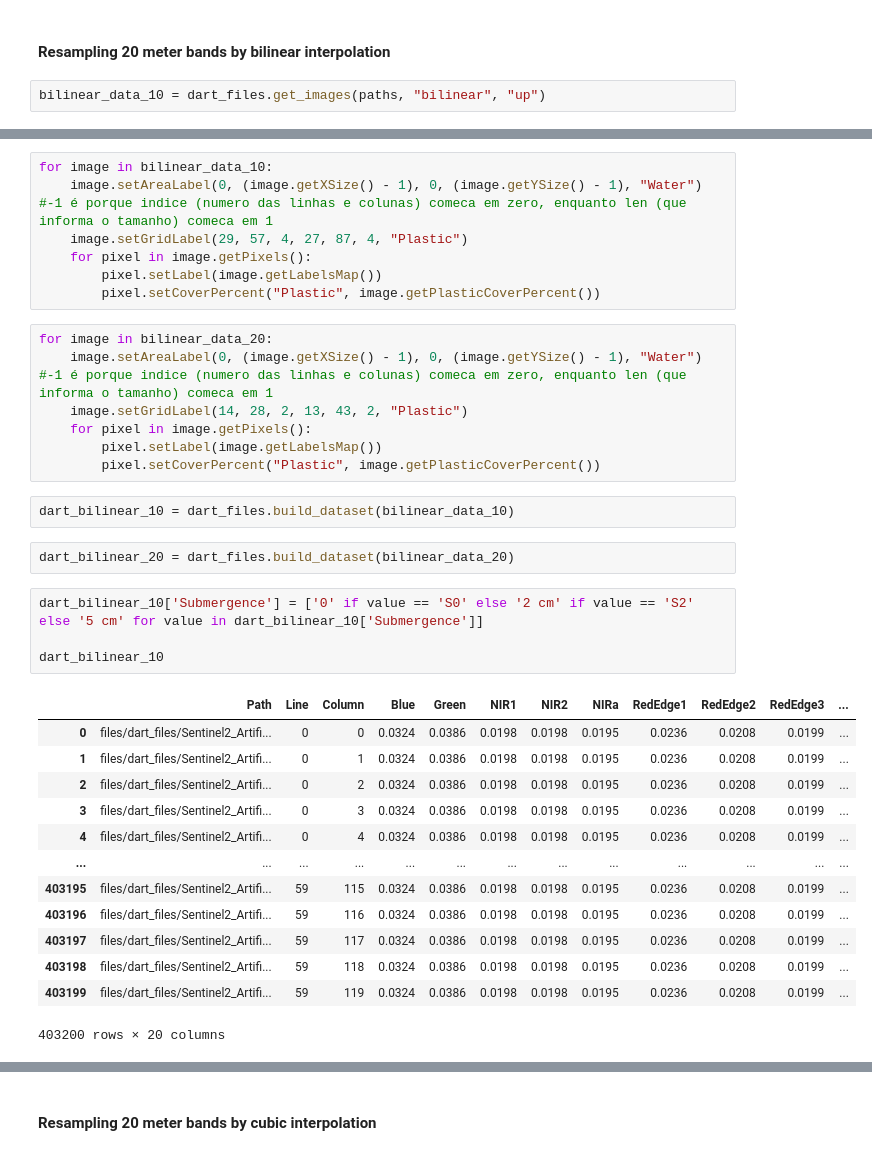
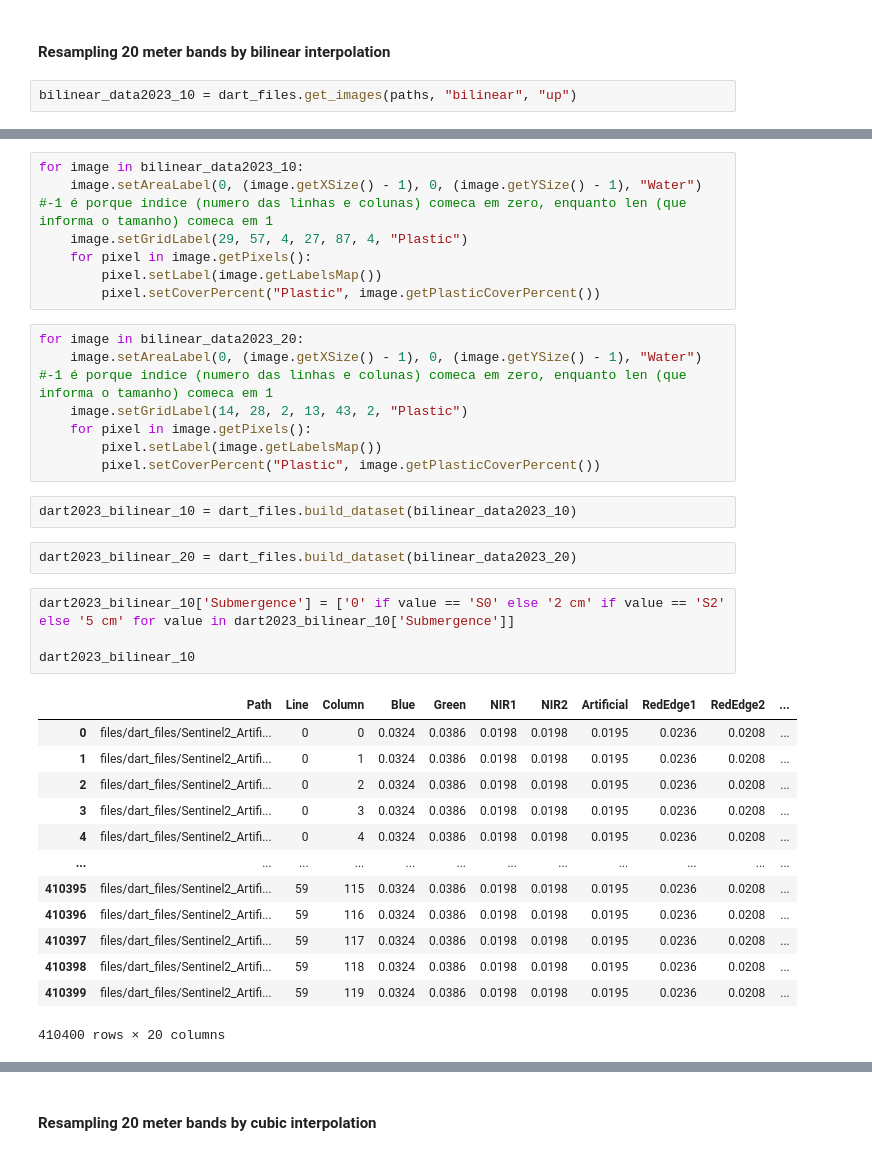
Before and after one commit to ufrgs-rescue/plastic_map, a Jupyter notebook: main.ipynb, the cells around one changed output, grey strips where cells are left out. Saved outputs shown, nothing was run; the diff lists cells and outputs as text.

```diff
--- a/main.ipynb
+++ b/main.ipynb
@@ -341,5 +329,5 @@ dart_nn_20.to_csv(str(input("Path/filename for dart_nn_20 dataset: ")))
 # %% [markdown]
 #### Resampling 20 meter bands by bilinear interpolation
 # %%
-bilinear_data_10 = dart_files.get_images(paths, "bilinear", "up")
+bilinear_data2023_10 = dart_files.get_images(paths, "bilinear", "up")
 # %% [output]
@@ -383,37 +371,37 @@ The  files/dart_files/Sentinel2_Artificial/LimpaEspuma/PP/S5/White/Submerged/80/
 # %%
-for image in bilinear_data_10:
+for image in bilinear_data2023_10:
     image.setAreaLabel(0, (image.getXSize() - 1), 0, (image.getYSize() - 1), "Water") #-1 é porque indice (numero das linhas e colunas) comeca em zero, enquanto len (que informa o tamanho) comeca em 1
     image.setGridLabel(29, 57, 4, 27, 87, 4, "Plastic")
     for pixel in image.getPixels():
         pixel.setLabel(image.getLabelsMap())
         pixel.setCoverPercent("Plastic", image.getPlasticCoverPercent())
 # %%
-for image in bilinear_data_20:
+for image in bilinear_data2023_20:
     image.setAreaLabel(0, (image.getXSize() - 1), 0, (image.getYSize() - 1), "Water") #-1 é porque indice (numero das linhas e colunas) comeca em zero, enquanto len (que informa o tamanho) comeca em 1
     image.setGridLabel(14, 28, 2, 13, 43, 2, "Plastic")
     for pixel in image.getPixels():
         pixel.setLabel(image.getLabelsMap())
         pixel.setCoverPercent("Plastic", image.getPlasticCoverPercent())
 # %%
-dart_bilinear_10 = dart_files.build_dataset(bilinear_data_10)
+dart2023_bilinear_10 = dart_files.build_dataset(bilinear_data2023_10)
 # %%
-dart_bilinear_20 = dart_files.build_dataset(bilinear_data_20)
+dart2023_bilinear_20 = dart_files.build_dataset(bilinear_data2023_20)
 # %%
-dart_bilinear_10['Submergence'] = ['0' if value == 'S0' else '2 cm' if value == 'S2' else '5 cm' for value in dart_bilinear_10['Submergence']]
+dart2023_bilinear_10['Submergence'] = ['0' if value == 'S0' else '2 cm' if value == 'S2' else '5 cm' for value in dart2023_bilinear_10['Submergence']]
 
-dart_bilinear_10
+dart2023_bilinear_10
 # %% [output]
-|  | Path | Line | Column | Blue | Green | NIR1 | NIR2 | NIRa | RedEdge1 | RedEdge2 | RedEdge3 | ... |
-| 0 | files/dart_files/Sentinel2_Artifi... | 0 | 0 | 0.0324 | 0.0386 | 0.0198 | 0.0198 | 0.0195 | 0.0236 | 0.0208 | 0.0199 | ... |
-| 1 | files/dart_files/Sentinel2_Artifi... | 0 | 1 | 0.0324 | 0.0386 | 0.0198 | 0.0198 | 0.0195 | 0.0236 | 0.0208 | 0.0199 | ... |
-| 2 | files/dart_files/Sentinel2_Artifi... | 0 | 2 | 0.0324 | 0.0386 | 0.0198 | 0.0198 | 0.0195 | 0.0236 | 0.0208 | 0.0199 | ... |
-| 3 | files/dart_files/Sentinel2_Artifi... | 0 | 3 | 0.0324 | 0.0386 | 0.0198 | 0.0198 | 0.0195 | 0.0236 | 0.0208 | 0.0199 | ... |
-| 4 | files/dart_files/Sentinel2_Artifi... | 0 | 4 | 0.0324 | 0.0386 | 0.0198 | 0.0198 | 0.0195 | 0.0236 | 0.0208 | 0.0199 | ... |
-| ... | ... | ... | ... | ... | ... | ... | ... | ... | ... | ... | ... | ... |
-| 403195 | files/dart_files/Sentinel2_Artifi... | 59 | 115 | 0.0324 | 0.0386 | 0.0198 | 0.0198 | 0.0195 | 0.0236 | 0.0208 | 0.0199 | ... |
-| 403196 | files/dart_files/Sentinel2_Artifi... | 59 | 116 | 0.0324 | 0.0386 | 0.0198 | 0.0198 | 0.0195 | 0.0236 | 0.0208 | 0.0199 | ... |
-| 403197 | files/dart_files/Sentinel2_Artifi... | 59 | 117 | 0.0324 | 0.0386 | 0.0198 | 0.0198 | 0.0195 | 0.0236 | 0.0208 | 0.0199 | ... |
-| 403198 | files/dart_files/Sentinel2_Artifi... | 59 | 118 | 0.0324 | 0.0386 | 0.0198 | 0.0198 | 0.0195 | 0.0236 | 0.0208 | 0.0199 | ... |
-| 403199 | files/dart_files/Sentinel2_Artifi... | 59 | 119 | 0.0324 | 0.0386 | 0.0198 | 0.0198 | 0.0195 | 0.0236 | 0.0208 | 0.0199 | ... |
+|  | Path | Line | Column | Blue | Green | NIR1 | NIR2 | Artificial | RedEdge1 | RedEdge2 | ... |
+| 0 | files/dart_files/Sentinel2_Artifi... | 0 | 0 | 0.0324 | 0.0386 | 0.0198 | 0.0198 | 0.0195 | 0.0236 | 0.0208 | ... |
+| 1 | files/dart_files/Sentinel2_Artifi... | 0 | 1 | 0.0324 | 0.0386 | 0.0198 | 0.0198 | 0.0195 | 0.0236 | 0.0208 | ... |
+| 2 | files/dart_files/Sentinel2_Artifi... | 0 | 2 | 0.0324 | 0.0386 | 0.0198 | 0.0198 | 0.0195 | 0.0236 | 0.0208 | ... |
+| 3 | files/dart_files/Sentinel2_Artifi... | 0 | 3 | 0.0324 | 0.0386 | 0.0198 | 0.0198 | 0.0195 | 0.0236 | 0.0208 | ... |
+| 4 | files/dart_files/Sentinel2_Artifi... | 0 | 4 | 0.0324 | 0.0386 | 0.0198 | 0.0198 | 0.0195 | 0.0236 | 0.0208 | ... |
+| ... | ... | ... | ... | ... | ... | ... | ... | ... | ... | ... | ... |
+| 410395 | files/dart_files/Sentinel2_Artifi... | 59 | 115 | 0.0324 | 0.0386 | 0.0198 | 0.0198 | 0.0195 | 0.0236 | 0.0208 | ... |
+| 410396 | files/dart_files/Sentinel2_Artifi... | 59 | 116 | 0.0324 | 0.0386 | 0.0198 | 0.0198 | 0.0195 | 0.0236 | 0.0208 | ... |
+| 410397 | files/dart_files/Sentinel2_Artifi... | 59 | 117 | 0.0324 | 0.0386 | 0.0198 | 0.0198 | 0.0195 | 0.0236 | 0.0208 | ... |
+| 410398 | files/dart_files/Sentinel2_Artifi... | 59 | 118 | 0.0324 | 0.0386 | 0.0198 | 0.0198 | 0.0195 | 0.0236 | 0.0208 | ... |
+| 410399 | files/dart_files/Sentinel2_Artifi... | 59 | 119 | 0.0324 | 0.0386 | 0.0198 | 0.0198 | 0.0195 | 0.0236 | 0.0208 | ... |
-403200 rows × 20 columns
+410400 rows × 20 columns
 # %%
```
Also changed, not shown: parts of 32 cells of this notebook, 1 other file.
